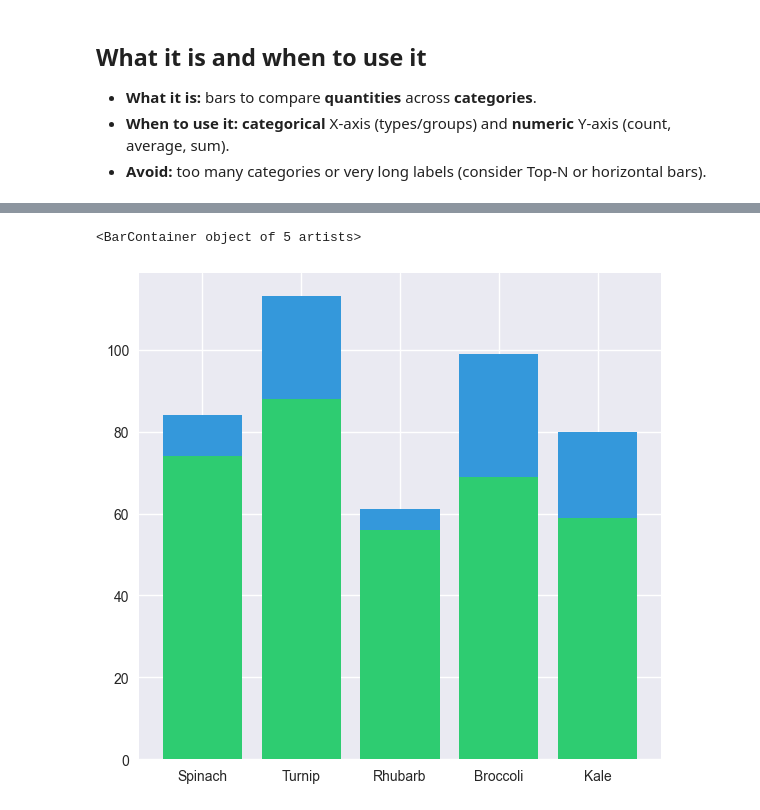
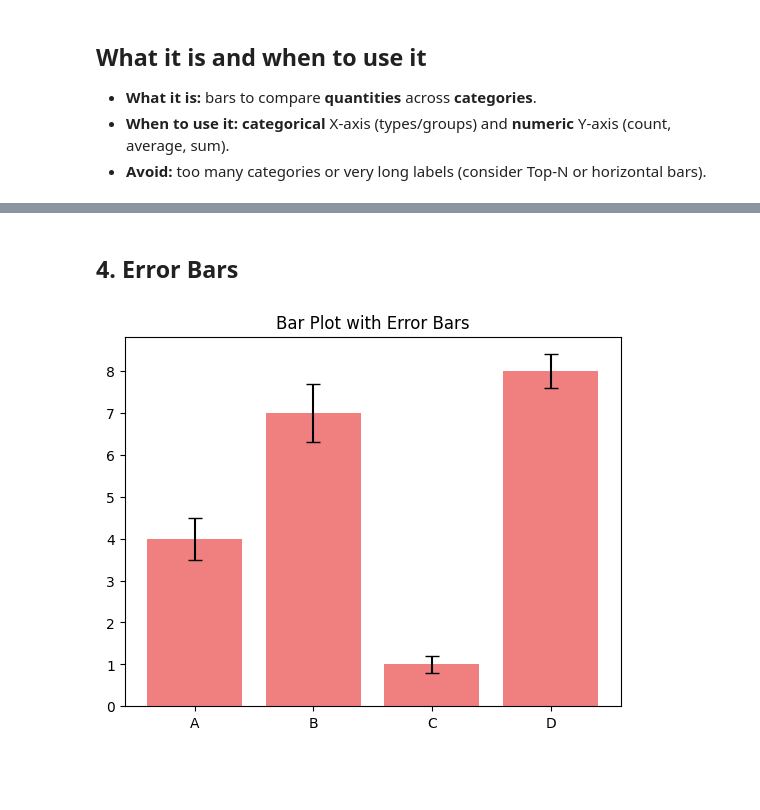
Before and after one commit to JoshTVR/Matplotlib-From-Zero-To-Hero, a Jupyter notebook: Scripts/En/02-Bar-Plots.ipynb, the cells around one changed output, grey strips where cells are left out. Cells and saved outputs as stored; diff of their text form; code cells hidden in the pictures; blank space fills up the shorter version.

```diff
--- a/Scripts/En/02-Bar-Plots.ipynb
+++ b/Scripts/En/02-Bar-Plots.ipynb
@@ -90,7 +65,11 @@ plt.barh(plants, germinated, color="#2ecc71")
-# %%
-plt.figure(figsize=(6,6))
-plt.bar(plants, died, color="#3498db", bottom=germinated )
-plt.bar(plants, germinated, color="#2ecc71")
-# %% [output]
-<BarContainer object of 5 artists>
-[figure, removed]
+# %% [markdown]
+## 4. Error Bars
+# %%
+
+errors = [0.5, 0.7, 0.2, 0.4]
+
+plt.bar(categories, values, yerr=errors, capsize=5, color='lightcoral')
+plt.title("Bar Plot with Error Bars")
+plt.show()
+# %% [output]
+[figure, added]
```
Also changed, not shown: parts of 31 cells of this notebook.
